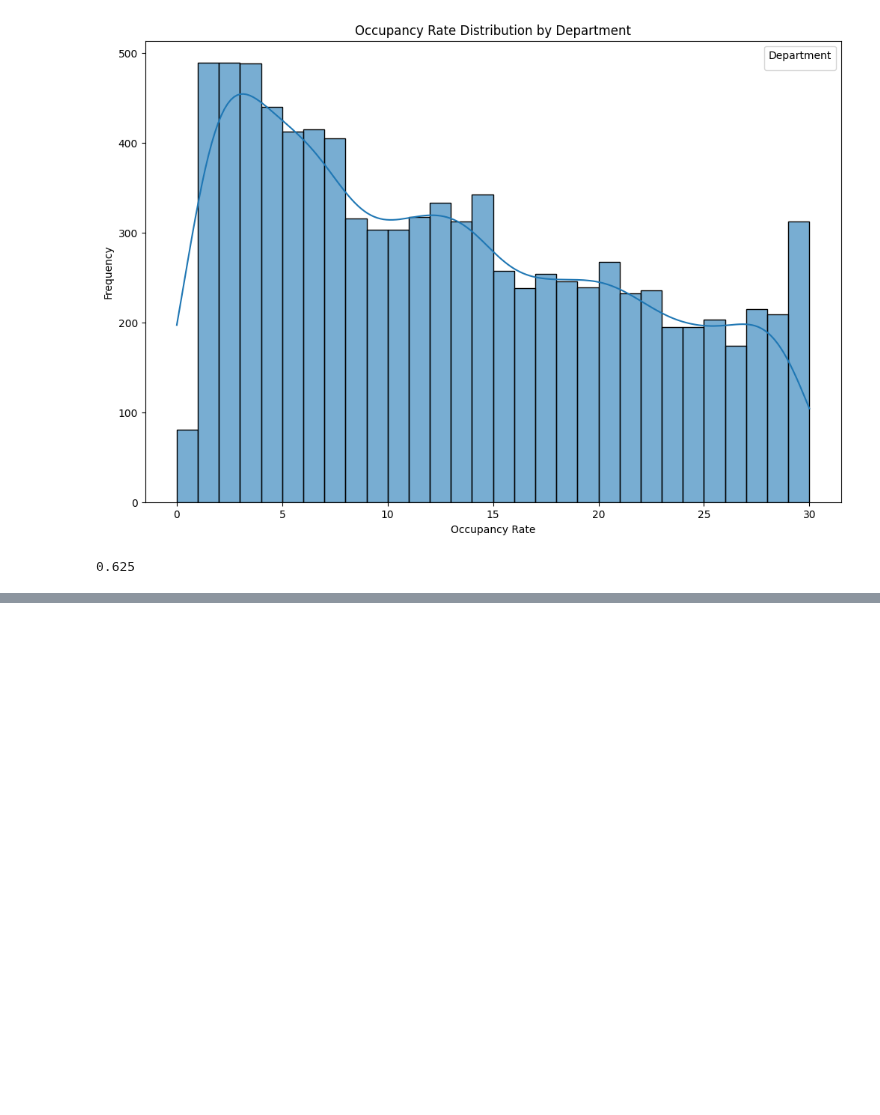
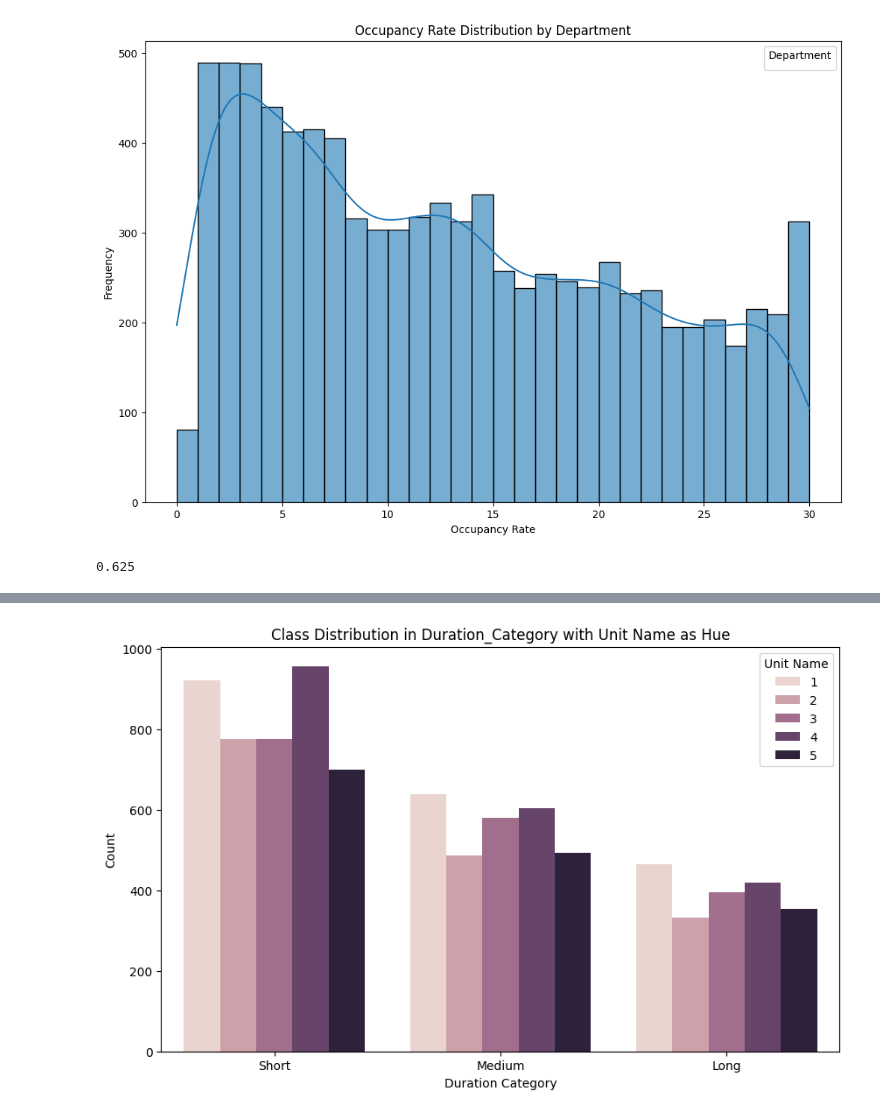
Before and after one commit to RyanWri/data-science2-lab-final-project, a Jupyter notebook: src/team_7/task_23/task_23_notebook.ipynb, the cells around one changed output, grey strips where cells are left out. Saved outputs shown, nothing was run; the diff lists cells and outputs as text; code cells hidden in the pictures; blank space fills up the shorter version.

```diff
--- a/src/team_7/task_23/task_23_notebook.ipynb
+++ b/src/team_7/task_23/task_23_notebook.ipynb
@@ -241,0 +267,13 @@ hospitalization2_cleaned
+# %%
+# %%
+
+# Create a countplot with Duration_Category and hue based on unitName1
+plt.figure(figsize=(10, 6))
+sns.countplot(data=hospitalization2_cleaned, x='Duration_Category', hue='unitName1')
+plt.title('Class Distribution in Duration_Category with Unit Name as Hue')
+plt.xlabel('Duration Category')
+plt.ylabel('Count')
+plt.legend(title='Unit Name')
+plt.show()
+# %% [output]
+[figure, added]
```
Also changed, not shown: parts of 20 cells of this notebook, 1 other file.
